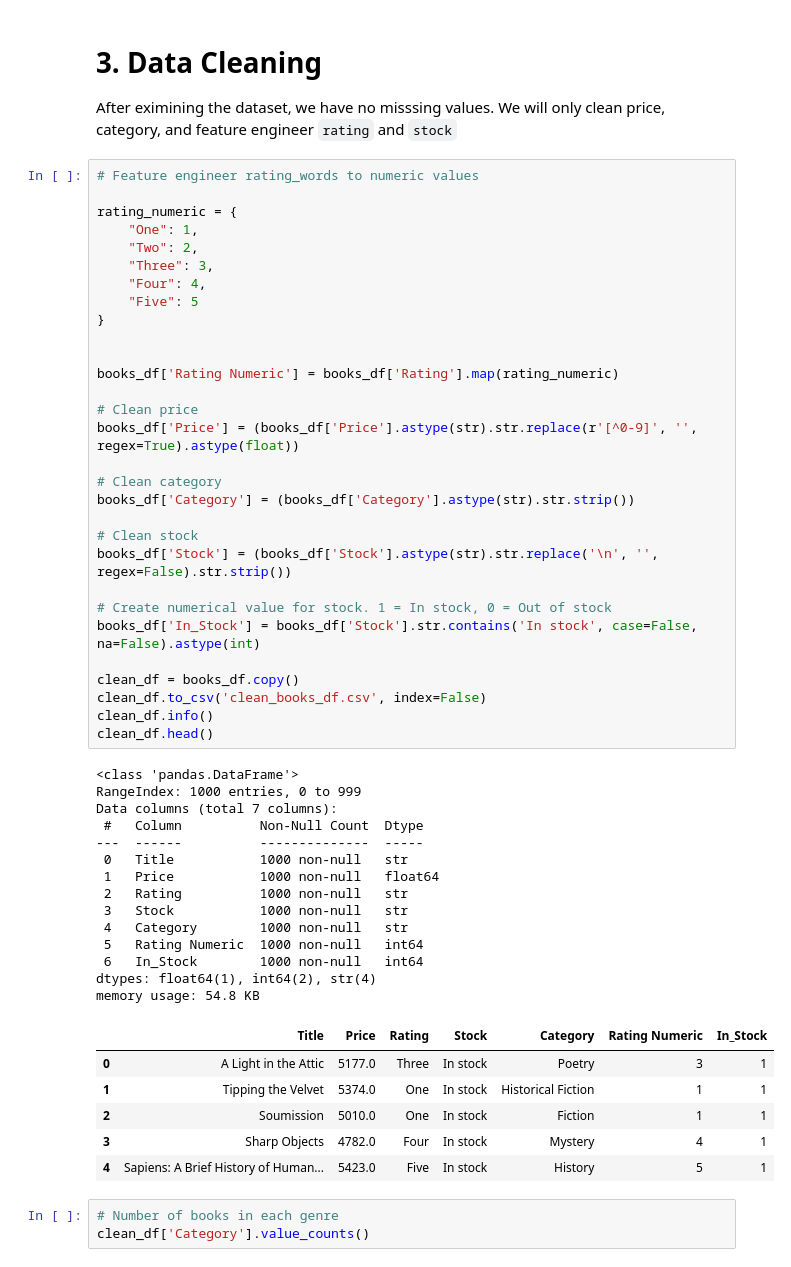
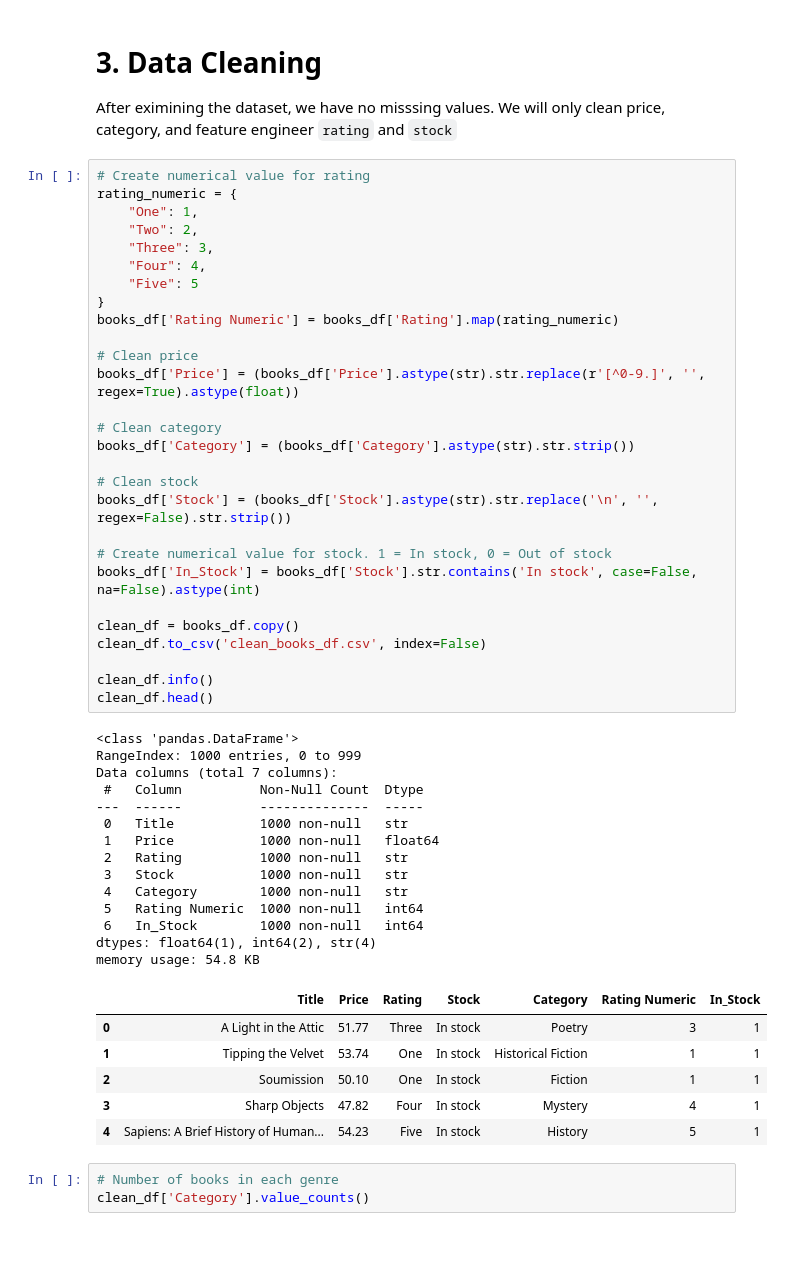
Before and after one commit to mcllale/Book-Market-Analytics-Books-to-Scrape-, a Jupyter notebook: web_scrape.ipynb, the cells around one changed output. Saved outputs shown, nothing was run; the diff lists cells and outputs as text.

```diff
--- a/web_scrape.ipynb
+++ b/web_scrape.ipynb
@@ -139,8 +139,7 @@ np.int64(0)
 After eximining the dataset, we have no misssing values.
 We will only clean price, category, and feature engineer `rating` and `stock`
 # %%
-# Feature engineer rating_words to numeric values
-
+# Create numerical value for rating
 rating_numeric = {
     "One": 1,
     "Two": 2,
@@ -148,47 +147,46 @@ rating_numeric = {
     "Four": 4,
     "Five": 5
 }
-
-
 books_df['Rating Numeric'] = books_df['Rating'].map(rating_numeric)
 
 # Clean price
-books_df['Price'] = (books_df['Price'].astype(str).str.replace(r'[^0-9]', '', regex=True).astype(float))
+books_df['Price'] = (books_df['Price'].astype(str).str.replace(r'[^0-9.]', '', regex=True).astype(float))
 
 # Clean category
 books_df['Category'] = (books_df['Category'].astype(str).str.strip())
 
 # Clean stock
 books_df['Stock'] = (books_df['Stock'].astype(str).str.replace('\n', '', regex=False).str.strip())
 
 # Create numerical value for stock. 1 = In stock, 0 = Out of stock
 books_df['In_Stock'] = books_df['Stock'].str.contains('In stock', case=False, na=False).astype(int)
 
 clean_df = books_df.copy()
 clean_df.to_csv('clean_books_df.csv', index=False)
+
 clean_df.info()
 clean_df.head()
 # %% [output]
 <class 'pandas.DataFrame'>
 RangeIndex: 1000 entries, 0 to 999
 Data columns (total 7 columns):
  #   Column          Non-Null Count  Dtype
 ---  ------          --------------  -----
  0   Title           1000 non-null   str
  1   Price           1000 non-null   float64
  2   Rating          1000 non-null   str
  3   Stock           1000 non-null   str
  4   Category        1000 non-null   str
  5   Rating Numeric  1000 non-null   int64
  6   In_Stock        1000 non-null   int64
 dtypes: float64(1), int64(2), str(4)
 memory usage: 54.8 KB
 |  | Title | Price | Rating | Stock | Category | Rating Numeric | In_Stock |
-| 0 | A Light in the Attic | 5177.0 | Three | In stock | Poetry | 3 | 1 |
-| 1 | Tipping the Velvet | 5374.0 | One | In stock | Historical Fiction | 1 | 1 |
-| 2 | Soumission | 5010.0 | One | In stock | Fiction | 1 | 1 |
-| 3 | Sharp Objects | 4782.0 | Four | In stock | Mystery | 4 | 1 |
-| 4 | Sapiens: A Brief History of Human... | 5423.0 | Five | In stock | History | 5 | 1 |
+| 0 | A Light in the Attic | 51.77 | Three | In stock | Poetry | 3 | 1 |
+| 1 | Tipping the Velvet | 53.74 | One | In stock | Historical Fiction | 1 | 1 |
+| 2 | Soumission | 50.10 | One | In stock | Fiction | 1 | 1 |
+| 3 | Sharp Objects | 47.82 | Four | In stock | Mystery | 4 | 1 |
+| 4 | Sapiens: A Brief History of Human... | 54.23 | Five | In stock | History | 5 | 1 |
 # %%
 # Number of books in each genre
 clean_df['Category'].value_counts()
```
Also changed, not shown: parts of 5 cells of this notebook, 1 other file.
